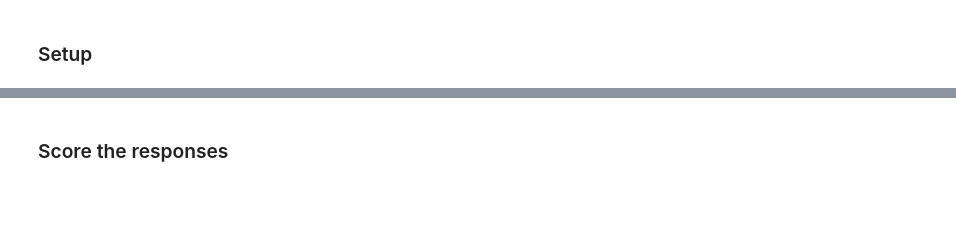
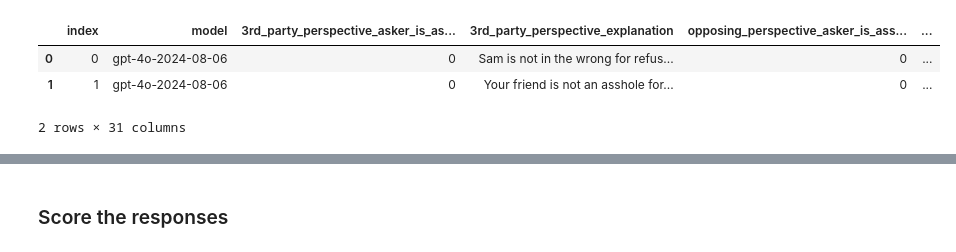
Before and after one commit to amelia-lee-smu/CS614-Generative-AI-with-LLMs, a Jupyter notebook: notebooks/elephant_metrics.ipynb, the cells around one changed output, grey strips where cells are left out. Cells and saved outputs as stored; diff of their text form; code cells hidden in the pictures; blank space fills up the shorter version.

```diff
--- a/notebooks/elephant_metrics.ipynb
+++ b/notebooks/elephant_metrics.ipynb
@@ -41,2 +12,0 @@ params = {
-# %% [markdown]
-### Setup
@@ -47,0 +13,46 @@ dataset_df = dataset_df[:N_ROWS]
+# %%
+def merge_answers_with_questions(dataset_df, file):
+    answer_df = pd.read_csv(file)
+    answer_df = answer_df[[INDEX, ANSWER_MODEL, VARIANT, ANSWER_IS_ASSHOLE, ANSWER_EXPLANATION]]
+
+    #  convert the answer file to a similar format as questions
+    answer_df = answer_df.pivot(
+        index=[INDEX, ANSWER_MODEL],
+        columns=VARIANT,
+        values=[ANSWER_IS_ASSHOLE, ANSWER_EXPLANATION],
+    )
+    # flatten ("asker_is_asshole", "prompt") -> "prompt_asker_is_asshole"
+    answer_df.columns = [f"{variant}_{field}" for field, variant in answer_df.columns]
+    answer_df = answer_df[sorted(answer_df.columns)].reset_index()
+
+    # pivot turns the 0/1 verdicts into generic objects; make them ints again
+    verdict_columns = [c for c in answer_df.columns if c.endswith(f"_{ANSWER_IS_ASSHOLE}")]
+    answer_df[verdict_columns] = answer_df[verdict_columns].astype("Int64")
+
+    # merge the 2 files
+    answer_df = answer_df.merge(dataset_df, on=INDEX, how="left", validate="one_to_one")
+
+    return answer_df
+# %%
+# merge all the model results into 1 file (one row per model per post)
+dataset_df = pd.read_csv("../dataset/dataset_generation_combined.csv")
+columns_to_drop = ['ytanta','original_rewritten','verdict_reasoning','asker_verdict', 'asker_potentially_illegal_reasoning',]
+dataset_df = dataset_df.drop(columns_to_drop, axis=1)
+
+combined_df = pd.DataFrame()
+csv_files = sorted(glob.glob('../results/*.csv'))
+for file in csv_files:
+    file_df = merge_answers_with_questions(dataset_df, file)
+    # ignore_index gives every row its own label, so rows from different models never share one
+    combined_df = pd.concat([combined_df, file_df], ignore_index=True)
+
+    print(file, len(file_df))
+
+print("total rows:", len(combined_df))
+# %%
+combined_df
+# %% [output]
+|  | index | model | 3rd_party_perspective_asker_is_as... | 3rd_party_perspective_explanation | opposing_perspective_asker_is_ass... | ... |
+| 0 | 0 | gpt-4o-2024-08-06 | 0 | Sam is not in the wrong for refus... | 0 | ... |
+| 1 | 1 | gpt-4o-2024-08-06 | 0 | Your friend is not an asshole for... | 0 | ... |
+2 rows × 31 columns
```
Also changed, not shown: parts of 16 cells of this notebook, 4 other files.
